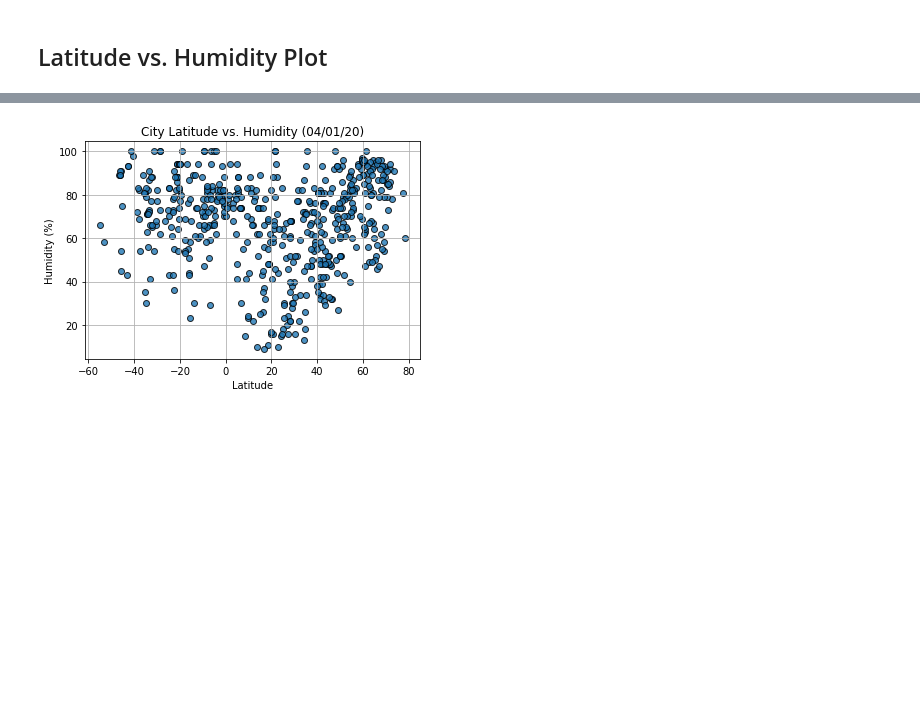
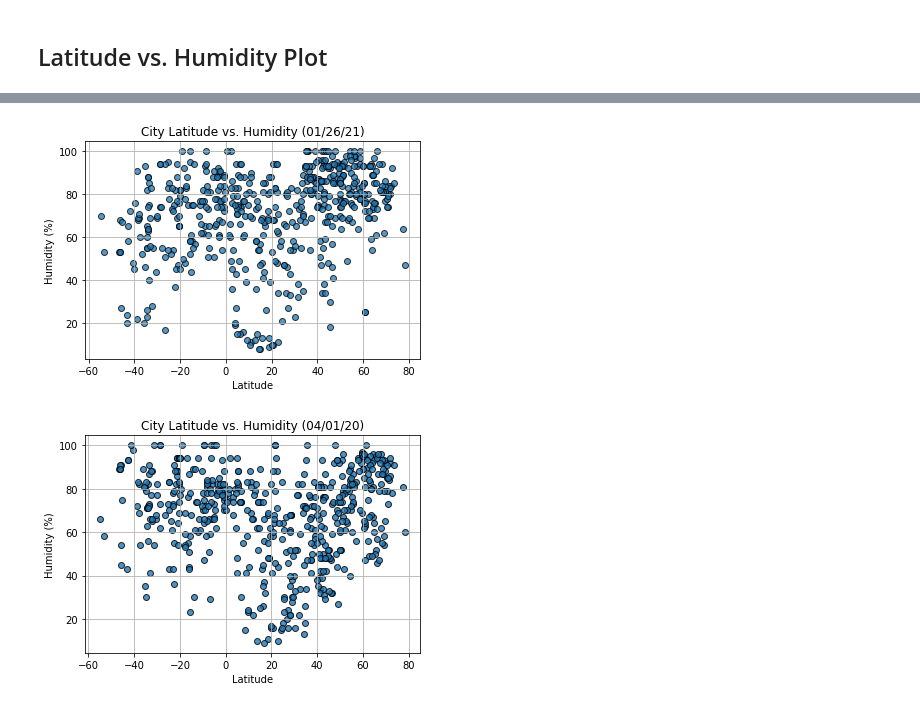
Before and after one commit to acsours/python-api-challenge, a Jupyter notebook: WeatherPy.ipynb, the cells around one changed output, grey strips where cells are left out. Cells and saved outputs as stored; diff of their text form; code cells hidden in the pictures; blank space fills up the shorter version.

Commit message:
all scatter plots generated

```diff
--- a/WeatherPy.ipynb
+++ b/WeatherPy.ipynb
@@ -446,3 +455,14 @@ plt.show()
+# %%
+x_values = city_data_df['Lat']
+y_values = city_data_df['Humidity']
+plt.scatter(x=x_values, y=y_values, marker='o', edgecolors='black', alpha=0.75)
+plt.grid()
+plt.title("City Latitude vs. Humidity (01/26/21)")
+plt.xlabel("Latitude")
+plt.ylabel("Humidity (%)")
+plt.show()
+# %% [output]
+[figure, added]
 # %%
 # %% [output]
 [figure]
```
Also changed, not shown: parts of 3 cells of this notebook.
